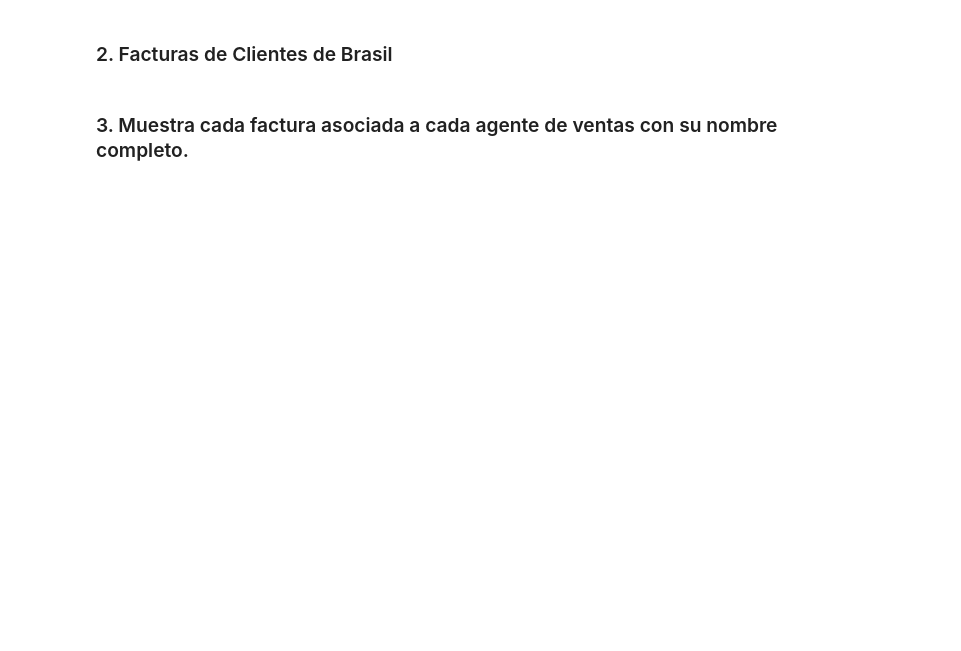
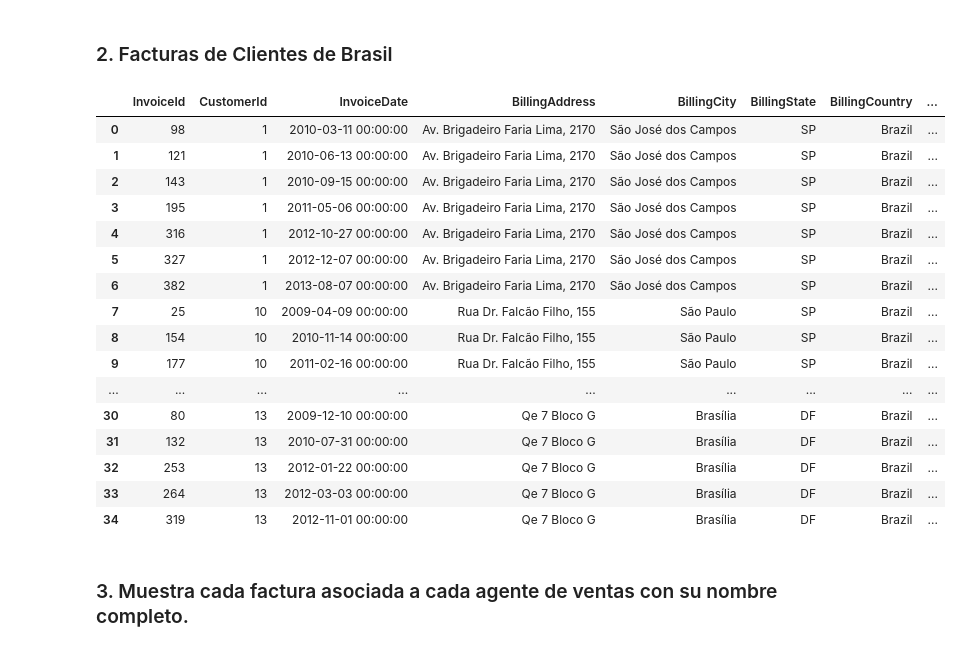
Before and after one commit to isabelpalomarest/thebridgedata, a Jupyter notebook: SQL/Material Alumnos/SQL en Python_chinook.ipynb, the cells around one changed output. Saved outputs shown, nothing was run; the diff lists cells and outputs as text; code cells hidden in the pictures; blank space fills up the shorter version.

```diff
--- a/SQL/Material Alumnos/SQL en Python_chinook.ipynb
+++ b/SQL/Material Alumnos/SQL en Python_chinook.ipynb
@@ -87,4 +174,30 @@ Antes de empezar a atacar una base de datos, tendremos que saber qué hay dentro
 # %% [markdown]
 ### 2.	Facturas de Clientes de Brasil
+# %%
+query = """
+SELECT i.*
+FROM customers c
+JOIN invoices i ON c.CustomerId = i.CustomerId
+WHERE c.Country="Brazil"
+"""
+pd.read_sql_query(query,connection)
+# %% [output]
+|  | InvoiceId | CustomerId | InvoiceDate | BillingAddress | BillingCity | BillingState | BillingCountry | ... |
+| 0 | 98 | 1 | 2010-03-11 00:00:00 | Av. Brigadeiro Faria Lima, 2170 | São José dos Campos | SP | Brazil | ... |
+| 1 | 121 | 1 | 2010-06-13 00:00:00 | Av. Brigadeiro Faria Lima, 2170 | São José dos Campos | SP | Brazil | ... |
+| 2 | 143 | 1 | 2010-09-15 00:00:00 | Av. Brigadeiro Faria Lima, 2170 | São José dos Campos | SP | Brazil | ... |
+| 3 | 195 | 1 | 2011-05-06 00:00:00 | Av. Brigadeiro Faria Lima, 2170 | São José dos Campos | SP | Brazil | ... |
+| 4 | 316 | 1 | 2012-10-27 00:00:00 | Av. Brigadeiro Faria Lima, 2170 | São José dos Campos | SP | Brazil | ... |
+| 5 | 327 | 1 | 2012-12-07 00:00:00 | Av. Brigadeiro Faria Lima, 2170 | São José dos Campos | SP | Brazil | ... |
+| 6 | 382 | 1 | 2013-08-07 00:00:00 | Av. Brigadeiro Faria Lima, 2170 | São José dos Campos | SP | Brazil | ... |
+| 7 | 25 | 10 | 2009-04-09 00:00:00 | Rua Dr. Falcão Filho, 155 | São Paulo | SP | Brazil | ... |
+| 8 | 154 | 10 | 2010-11-14 00:00:00 | Rua Dr. Falcão Filho, 155 | São Paulo | SP | Brazil | ... |
+| 9 | 177 | 10 | 2011-02-16 00:00:00 | Rua Dr. Falcão Filho, 155 | São Paulo | SP | Brazil | ... |
+| ... | ... | ... | ... | ... | ... | ... | ... | ... |
+| 30 | 80 | 13 | 2009-12-10 00:00:00 | Qe 7 Bloco G | Brasília | DF | Brazil | ... |
+| 31 | 132 | 13 | 2010-07-31 00:00:00 | Qe 7 Bloco G | Brasília | DF | Brazil | ... |
+| 32 | 253 | 13 | 2012-01-22 00:00:00 | Qe 7 Bloco G | Brasília | DF | Brazil | ... |
+| 33 | 264 | 13 | 2012-03-03 00:00:00 | Qe 7 Bloco G | Brasília | DF | Brazil | ... |
+| 34 | 319 | 13 | 2012-11-01 00:00:00 | Qe 7 Bloco G | Brasília | DF | Brazil | ... |
 # %% [markdown]
 ### 3.	Muestra cada factura asociada a cada agente de ventas con su nombre completo.
```
Also changed, not shown: parts of 10 cells of this notebook, 24 other files.
